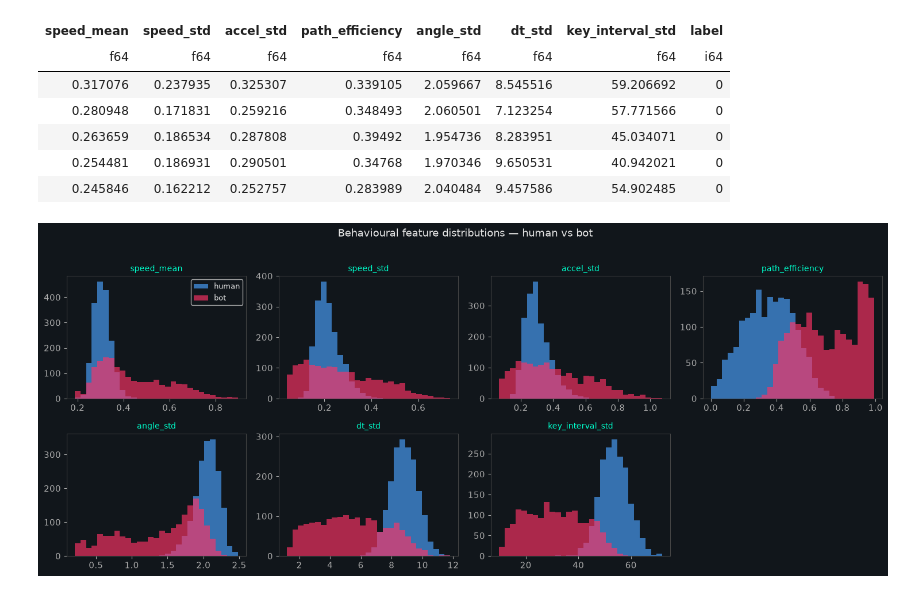
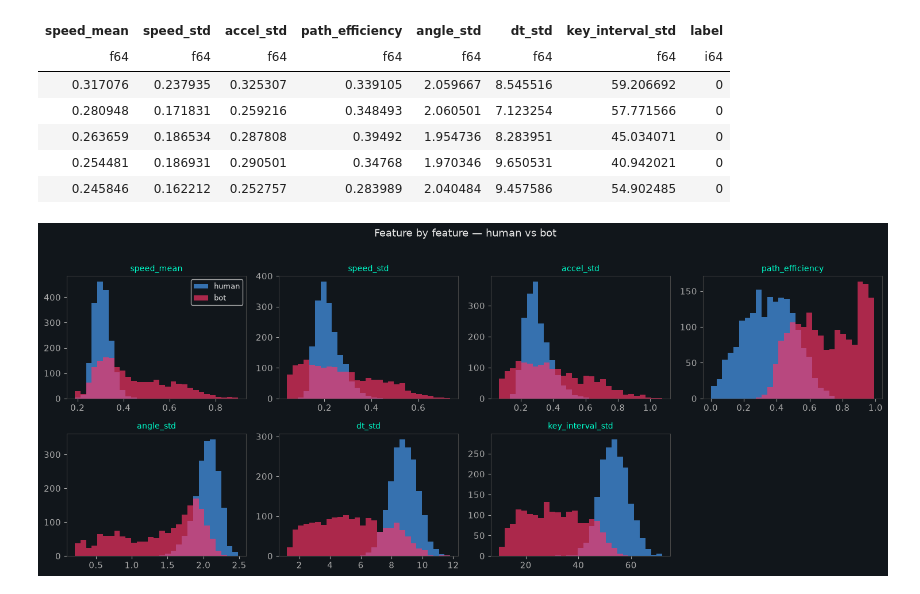
Before and after one commit to billabavandar/PSB-hackathon-demo, a Jupyter notebook: demo.ipynb, the cells around one changed output. Cells and saved outputs as stored; diff of their text form; code cells hidden in the pictures.

```diff
--- a/demo.ipynb
+++ b/demo.ipynb
@@ -29,6 +37,7 @@ import cit
 from cit import (
     generate_session, generate_dataset, build_feature_table,
     train_model, replay_session, FEATURE_COLS,
+    train_edge_model, export_edge_model,
 )
 
 plt.rcParams.update({
@@ -37,7 +46,7 @@ plt.rcParams.update({
     "axes.labelcolor": "#e6e6e6", "xtick.color": "#aaa", "ytick.color": "#aaa",
     "axes.titlecolor": "#00ffcc", "grid.color": "#222", "font.size": 11,
 })
-ACCENT, ALERT, HUMAN = "#00ffcc", "#ff3366", "#4aa3ff"
+ACCENT, ALERT, HUMAN, WARN = "#00ffcc", "#ff3366", "#4aa3ff", "#ffaa00"
 np.random.seed(0)
-print("cit prototype loaded — Polars", pl.__version__)
+print("cit loaded — Polars", pl.__version__)
 # %% [output]
@@ -60,16 +72,16 @@ for a, sess, name, c in [(ax[0], human, "Human", HUMAN), (ax[1], bot, "Bot / scr
     a.scatter(sess["x"][0], sess["y"][0], c=ACCENT, s=40, zorder=5, label="start")
     a.set_title(f"{name} — pointer path"); a.set_xlabel("x (px)"); a.set_ylabel("y (px)")
     a.legend(loc="upper right", fontsize=8)
-fig.suptitle("Mouse kinematics: curved & jittery (human) vs straight & rigid (bot)", color="#e6e6e6")
+fig.suptitle("Same task, totally different motion: a hand wanders, a script doesn't", color="#e6e6e6")
 plt.tight_layout(); plt.show()
 
 fig, ax = plt.subplots(1, 2, figsize=(13, 3.2))
 ax[0].hist(human["dt_ms"], bins=30, color=HUMAN, alpha=0.7, label="human")
 ax[0].hist(bot["dt_ms"], bins=30, color=ALERT, alpha=0.7, label="bot")
-ax[0].set_title("Sampling cadence (dt, ms)"); ax[0].legend()
+ax[0].set_title("Time between samples (ms)"); ax[0].legend()
 ax[1].hist(human["key_interval_ms"], bins=30, color=HUMAN, alpha=0.7, label="human")
 ax[1].hist(bot["key_interval_ms"], bins=30, color=ALERT, alpha=0.7, label="bot")
-ax[1].set_title("Keystroke inter-key interval (ms)"); ax[1].legend()
+ax[1].set_title("Gap between keystrokes (ms)"); ax[1].legend()
 plt.tight_layout(); plt.show()
 # %% [output]
 [figure]
@@ -97,20 +121,20 @@ shape: (5, 8)
 | 0.254481 | 0.186931 | 0.290501 | 0.34768 | 1.970346 | 9.650531 | 40.942021 | 0 |
 | 0.245846 | 0.162212 | 0.252757 | 0.283989 | 2.040484 | 9.457586 | 54.902485 | 0 |
 # %%
-# How cleanly each feature separates the two populations
+# quick look at how well each feature separates the two groups on its own
 hum = feat.filter(pl.col("label") == 0)
 bt  = feat.filter(pl.col("label") == 1)
 fig, axes = plt.subplots(2, 4, figsize=(15, 6))
 for ax, col in zip(axes.ravel(), FEATURE_COLS):
     lo = float(min(hum[col].min(), bt[col].min()))
     hi = float(max(hum[col].max(), bt[col].max()))
     bins = np.linspace(lo, hi, 30)
     ax.hist(hum[col], bins=bins, color=HUMAN, alpha=0.65, label="human")
     ax.hist(bt[col],  bins=bins, color=ALERT, alpha=0.65, label="bot")
     ax.set_title(col, fontsize=10)
 axes.ravel()[-1].axis("off")
 axes.ravel()[0].legend(fontsize=9)
-fig.suptitle("Behavioural feature distributions — human vs bot", color="#e6e6e6", y=1.02)
+fig.suptitle("Feature by feature — human vs bot", color="#e6e6e6", y=1.02)
 plt.tight_layout(); plt.show()
 # %% [output]
-[figure, old version]
+[figure, new version]
```
Also changed, not shown: parts of 24 cells of this notebook, 14 other files.
